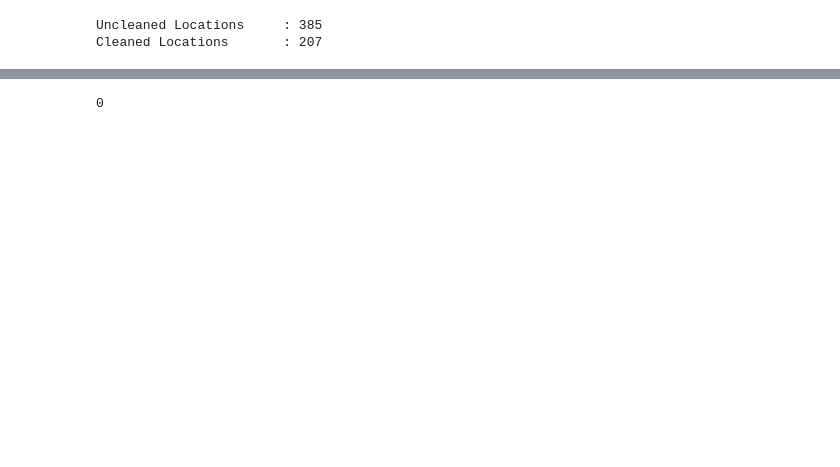
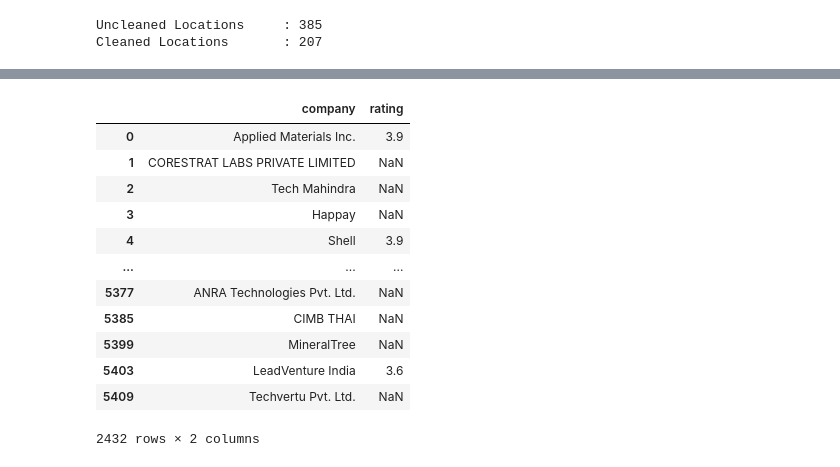
Before and after one commit to iamkish0re/WebScrapper, a Jupyter notebook: WebScrappper.ipynb, the cells around one changed output, grey strips where cells are left out. Saved outputs shown, nothing was run; the diff lists cells and outputs as text; code cells hidden in the pictures; blank space fills up the shorter version.

```diff
--- a/WebScrappper.ipynb
+++ b/WebScrappper.ipynb
@@ -314,4 +241,0 @@ df.clean_location = df.clean_location.str.strip()
-# %%
-df.clean_location.isnull().sum()
-# %% [output]
-0
@@ -317,0 +250,18 @@ df.clean_location.isnull().sum()
+# %%
+df_comp_rat = df_jobs[['company', 'rating']]
+# %%
+df_comp_rat.drop_duplicates(keep='first')
+# %% [output]
+|  | company | rating |
+| 0 | Applied Materials Inc. | 3.9 |
+| 1 | CORESTRAT LABS PRIVATE LIMITED | NaN |
+| 2 | Tech Mahindra | NaN |
+| 3 | Happay | NaN |
+| 4 | Shell | 3.9 |
+| ... | ... | ... |
+| 5377 | ANRA Technologies Pvt. Ltd. | NaN |
+| 5385 | CIMB THAI | NaN |
+| 5399 | MineralTree | NaN |
+| 5403 | LeadVenture India | 3.6 |
+| 5409 | Techvertu Pvt. Ltd. | NaN |
+2432 rows × 2 columns
```
Also changed, not shown: parts of 27 cells of this notebook, 2 other files.
